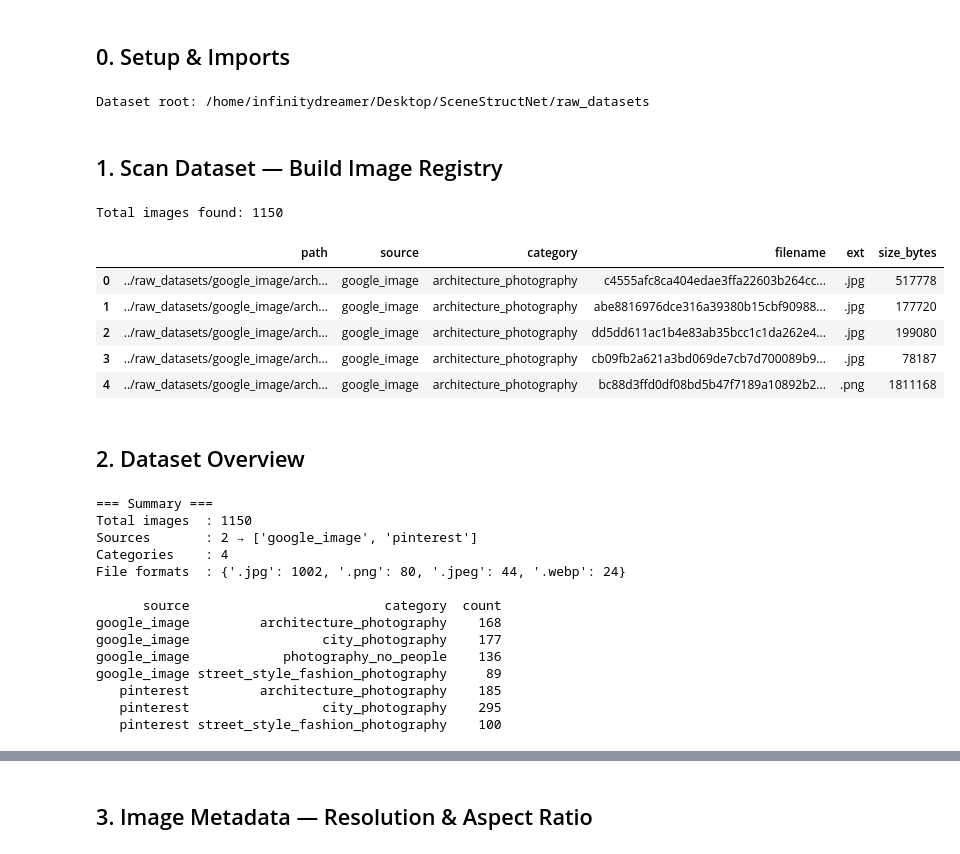
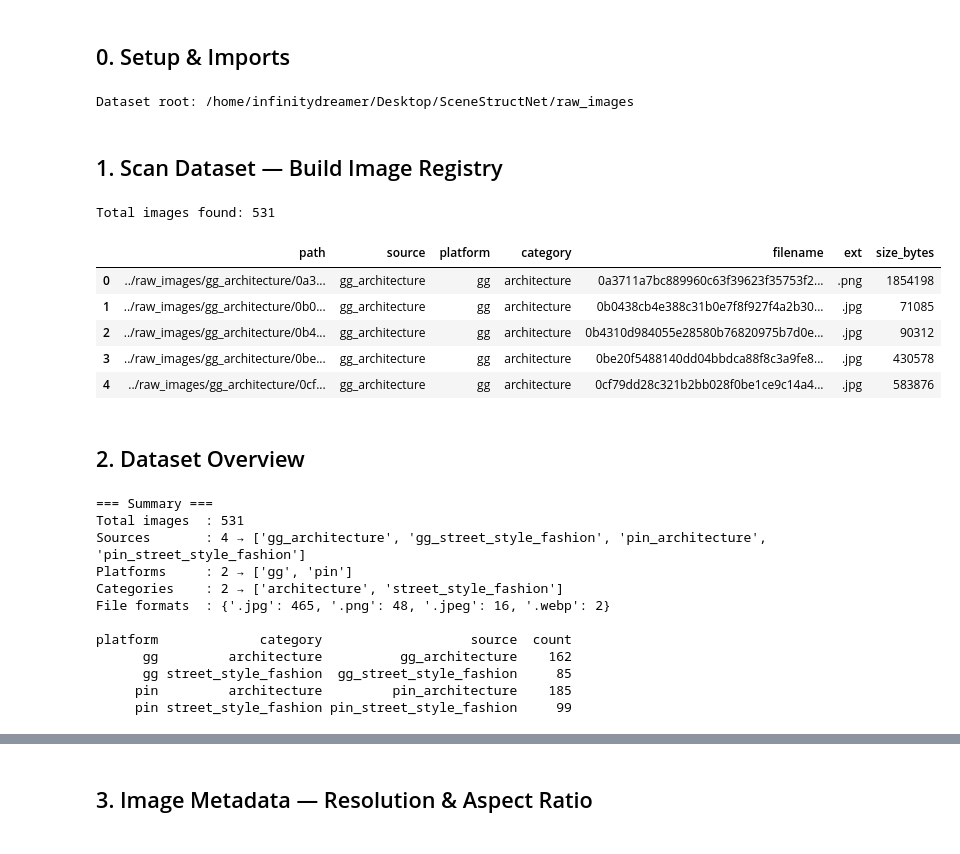
Before and after one commit to toannn20/SceneStructNet, a Jupyter notebook: notebooks/eda_scenestruct_dataset.ipynb, the cells around one changed output, grey strips where cells are left out. Cells and saved outputs as stored; diff of their text form; code cells hidden in the pictures.

```diff
--- a/notebooks/eda_scenestruct_dataset.ipynb
+++ b/notebooks/eda_scenestruct_dataset.ipynb
@@ -19,76 +19,73 @@ warnings.filterwarnings('ignore')
 sns.set_theme(style='darkgrid', palette='muted')
 plt.rcParams['figure.dpi'] = 120
 
-DATASET_ROOT = Path('../raw_datasets')
-SOURCES = ['google_image', 'pinterest']
+DATASET_ROOT = Path('../raw_images')
+SOURCES = ['gg_architecture', 'gg_street_style_fashion', 'pin_architecture', 'pin_street_style_fashion']
 SUPPORTED_EXT = {'.jpg', '.jpeg', '.png', '.webp', '.bmp'}
 
 print('Dataset root:', DATASET_ROOT.resolve())
 # %% [output]
-Dataset root: /home/infinitydreamer/Desktop/SceneStructNet/raw_datasets
+Dataset root: /home/infinitydreamer/Desktop/SceneStructNet/raw_images
 # %% [markdown]
 ## 1. Scan Dataset — Build Image Registry
 # %%
 records = []
 
 for source in SOURCES:
     source_dir = DATASET_ROOT / source
     if not source_dir.exists():
         print(f'[WARN] Source not found: {source_dir}')
         continue
-    for category_dir in sorted(source_dir.iterdir()):
-        if not category_dir.is_dir():
-            continue
-        category = category_dir.name
-        for img_path in category_dir.iterdir():
-            if img_path.suffix.lower() in SUPPORTED_EXT:
-                records.append({
-                    'path': str(img_path),
-                    'source': source,
-                    'category': category,
-                    'filename': img_path.name,
-                    'ext': img_path.suffix.lower(),
-                    'size_bytes': img_path.stat().st_size
-                })
+    platform, category = source.split('_', 1)
+    for img_path in source_dir.iterdir():
+        if img_path.suffix.lower() in SUPPORTED_EXT:
+            records.append({
+                'path': str(img_path),
+                'source': source,
+                'platform': platform,
+                'category': category,
+                'filename': img_path.name,
+                'ext': img_path.suffix.lower(),
+                'size_bytes': img_path.stat().st_size
+            })
 
 df = pd.DataFrame(records)
 print(f'Total images found: {len(df)}')
 df.head()
 # %% [output]
-Total images found: 1150
+Total images found: 531
-|  | path | source | category | filename | ext | size_bytes |
-| 0 | ../raw_datasets/google_image/arch... | google_image | architecture_photography | c4555afc8ca404edae3ffa22603b264cc... | .jpg | 517778 |
-| 1 | ../raw_datasets/google_image/arch... | google_image | architecture_photography | abe8816976dce316a39380b15cbf90988... | .jpg | 177720 |
-| 2 | ../raw_datasets/google_image/arch... | google_image | architecture_photography | dd5dd611ac1b4e83ab35bcc1c1da262e4... | .jpg | 199080 |
-| 3 | ../raw_datasets/google_image/arch... | google_image | architecture_photography | cb09fb2a621a3bd069de7cb7d700089b9... | .jpg | 78187 |
-| 4 | ../raw_datasets/google_image/arch... | google_image | architecture_photography | bc88d3ffd0df08bd5b47f7189a10892b2... | .png | 1811168 |
+|  | path | source | platform | category | filename | ext | size_bytes |
+| 0 | ../raw_images/gg_architecture/0a3... | gg_architecture | gg | architecture | 0a3711a7bc889960c63f39623f35753f2... | .png | 1854198 |
+| 1 | ../raw_images/gg_architecture/0b0... | gg_architecture | gg | architecture | 0b0438cb4e388c31b0e7f8f927f4a2b30... | .jpg | 71085 |
+| 2 | ../raw_images/gg_architecture/0b4... | gg_architecture | gg | architecture | 0b4310d984055e28580b76820975b7d0e... | .jpg | 90312 |
+| 3 | ../raw_images/gg_architecture/0be... | gg_architecture | gg | architecture | 0be20f5488140dd04bbdca88f8c3a9fe8... | .jpg | 430578 |
+| 4 | ../raw_images/gg_architecture/0cf... | gg_architecture | gg | architecture | 0cf79dd28c321b2bb028f0be1ce9c14a4... | .jpg | 583876 |
 # %% [markdown]
 ## 2. Dataset Overview
 # %%
 print('=== Summary ===')
 print(f'Total images  : {len(df)}')
 print(f'Sources       : {df["source"].nunique()} → {df["source"].unique().tolist()}')
-print(f'Categories    : {df["category"].nunique()}')
+print(f'Platforms     : {df["platform"].nunique()} → {df["platform"].unique().tolist()}')
+print(f'Categories    : {df["category"].nunique()} → {df["category"].unique().tolist()}')
 print(f'File formats  : {df["ext"].value_counts().to_dict()}')
 print()
 
-pivot = df.groupby(['source', 'category']).size().reset_index(name='count')
+pivot = df.groupby(['platform', 'category', 'source']).size().reset_index(name='count')
 print(pivot.to_string(index=False))
 # %% [output]
 === Summary ===
-Total images  : 1150
-Sources       : 2 → ['google_image', 'pinterest']
-Categories    : 4
-File formats  : {'.jpg': 1002, '.png': 80, '.jpeg': 44, '.webp': 24}
+Total images  : 531
+Sources       : 4 → ['gg_architecture', 'gg_street_style_fashion', 'pin_architecture', 'pin_street_style_fashion']
+Platforms     : 2 → ['gg', 'pin']
+Categories    : 2 → ['architecture', 'street_style_fashion']
+File formats  : {'.jpg': 465, '.png': 48, '.jpeg': 16, '.webp': 2}
 
-      source                         category  count
-google_image         architecture_photography    168
-google_image                 city_photography    177
-google_image            photography_no_people    136
-google_image street_style_fashion_photography     89
-   pinterest         architecture_photography    185
-   pinterest                 city_photography    295
-   pinterest street_style_fashion_photography    100
+platform             category                   source  count
+      gg         architecture          gg_architecture    162
+      gg street_style_fashion  gg_street_style_fashion     85
+     pin         architecture         pin_architecture    185
+     pin street_style_fashion pin_street_style_fashion     99
 # %%
 fig, axes = plt.subplots(1, 3, figsize=(18, 5))
 
```
Also changed, not shown: parts of 5 cells of this notebook, 10 other files.
